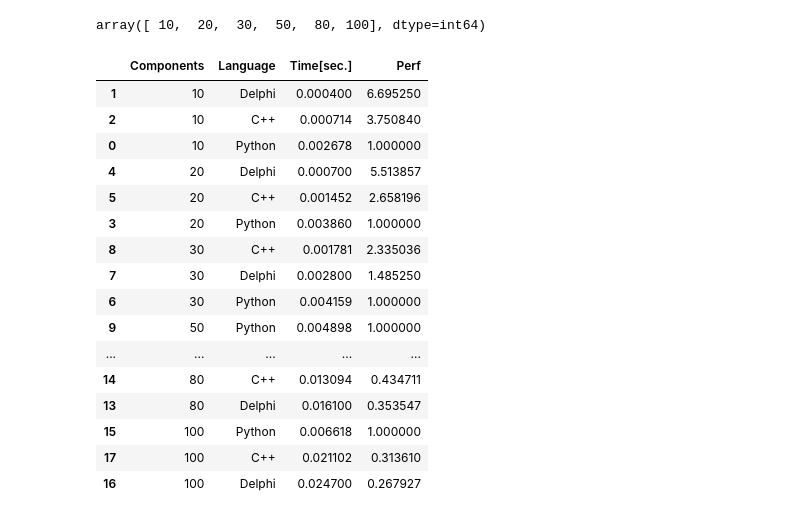
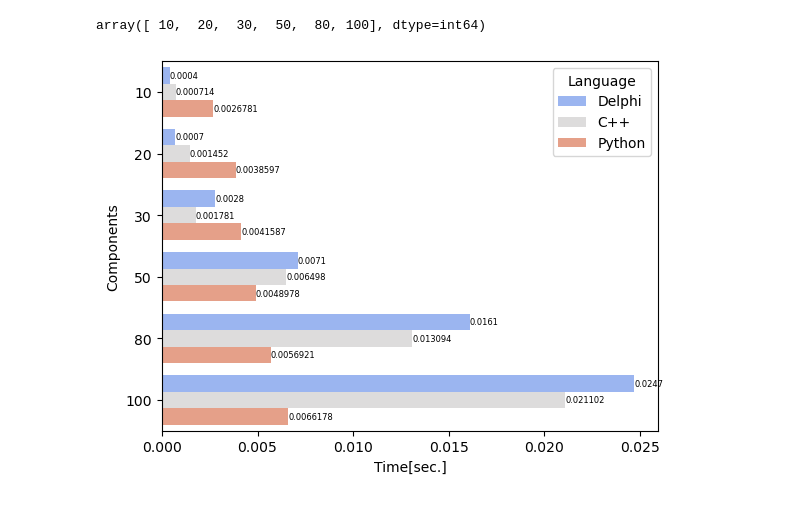
Before and after one commit to VChuzlov/My_Project, a Jupyter notebook: PerfTest/peft_test.ipynb, the cells around one changed output. Saved outputs shown, nothing was run; the diff lists cells and outputs as text; code cells hidden in the pictures.

```diff
--- a/PerfTest/peft_test.ipynb
+++ b/PerfTest/peft_test.ipynb
@@ -101,24 +101,21 @@ to_concat = []
 for comp in comps:
     dfc = df[df.Components == comp]
     dfc = dfc.sort_values(by=['Time[sec.]'])
+    dfc.Perf = dfc['Time[sec.]'].iloc[-1] / dfc['Time[sec.]']
     to_concat.append(dfc)
 # %%
-pd.concat(to_concat)
+_df = pd.concat(to_concat)
-# %% [output]
-|  | Components | Language | Time[sec.] | Perf |
-| 1 | 10 | Delphi | 0.000400 | 6.695250 |
-| 2 | 10 | C++ | 0.000714 | 3.750840 |
-| 0 | 10 | Python | 0.002678 | 1.000000 |
-| 4 | 20 | Delphi | 0.000700 | 5.513857 |
-| 5 | 20 | C++ | 0.001452 | 2.658196 |
-| 3 | 20 | Python | 0.003860 | 1.000000 |
-| 8 | 30 | C++ | 0.001781 | 2.335036 |
-| 7 | 30 | Delphi | 0.002800 | 1.485250 |
-| 6 | 30 | Python | 0.004159 | 1.000000 |
-| 9 | 50 | Python | 0.004898 | 1.000000 |
-| ... | ... | ... | ... | ... |
-| 14 | 80 | C++ | 0.013094 | 0.434711 |
-| 13 | 80 | Delphi | 0.016100 | 0.353547 |
-| 15 | 100 | Python | 0.006618 | 1.000000 |
-| 17 | 100 | C++ | 0.021102 | 0.313610 |
-| 16 | 100 | Delphi | 0.024700 | 0.267927 |
+# %%
+ax = sns.barplot(
+    _df,
+    y='Components',
+    x='Time[sec.]',
+    hue='Language',
+    errorbar=None,
+    palette='coolwarm',
+    orient='h',
+)
+for i in range(3):
+    ax.bar_label(ax.containers[i], fontsize=6)
+# %% [output]
+[figure, added]
```
Also changed, not shown: parts of 1 cell of this notebook, 1 other file.
